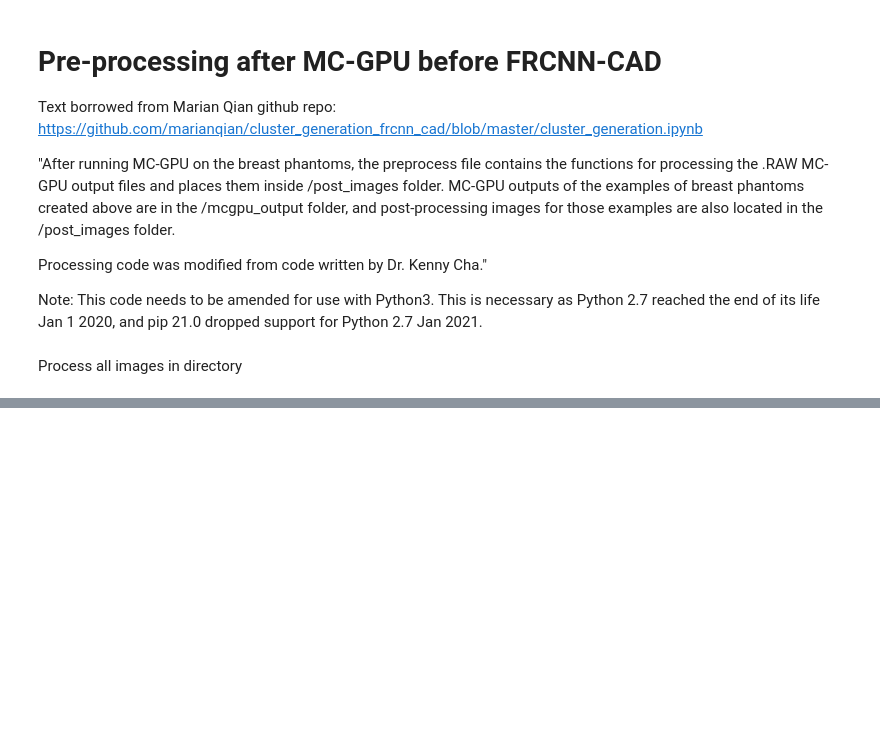
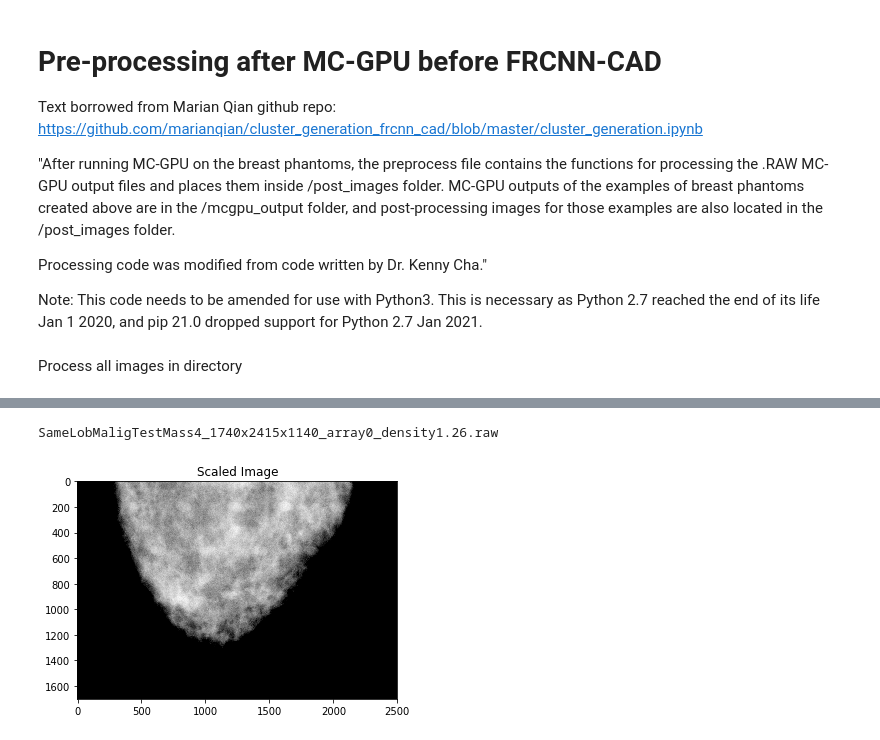
Before and after one commit to likejimba/frcnn-cad, a Jupyter notebook: run_image_preprocess_mcgpu.ipynb, the cells around one changed output, grey strips where cells are left out. Saved outputs shown, nothing was run; the diff lists cells and outputs as text; code cells hidden in the pictures; blank space fills up the shorter version.

```diff
--- a/run_image_preprocess_mcgpu.ipynb
+++ b/run_image_preprocess_mcgpu.ipynb
@@ -193,0 +34,67 @@ img.save(outPath+imgName+'_8bit.png')
+# %%
+#currentFile = 'SameSpicMaligTestMass10_1740x2415x1140_array0_density1.26.raw'
+currentFile = 'SameLobMaligTestMass4_1740x2415x1140_array0_density1.26.raw'
+
+print(currentFile)
+img_name = currentFile[:-4] + '{}' + currentFile[-4:]
+fullFilePath = myPath + currentFile
+
+raw = np.fromfile(fullFilePath, dtype='float32', sep="")
+image_size = [2]
+#image_size.extend((1500, 2000))
+image_size.extend((1700, 2500))
+raw = raw.reshape(image_size)
+im_temp = raw[0, :, :]
+
+# Make image mask
+# Finds locations where we want to look at. If values are greater than other (400000),
+#array is replced with False, if not, then replaced with True which are locations we want to look at.
+im_mask= np.less(im_temp, other)
+
+#If false, then replaced with 0.
+im_temp = np.multiply(im_temp, im_mask)
+
+# Invert the image
+im_temp = np.max(im_temp) - im_temp
+im_temp = im_temp + 1
+
+# Take the log of the image
+im_log = np.log(im_temp)
+
+#Get minimum where it is greater than 14 - picks smallest value that is greater than 14
+im_min = np.min(im_log[im_log > 14])
+
+# Perform a shift such that the im_min is 0
+im_log_min = im_log - im_min
+im_log_min[im_log_min < 0] = 0
+
+# Zero out the outside of the images again
+im_scaled = np.multiply(im_log_min, im_mask)
+
+#### Final Steps! Run this section at start of day####
+
+#The value 0.7 can also be changed, but I used 0.7 for all of my pre-processing.
+#Choosing to keep only the pixel values greater than 0.7 and keeping the 25th to 100th percentile values.
+p1, p2 = np.percentile(im_scaled[im_scaled > 1.0], (15, 100))
+test = exposure.rescale_intensity(im_scaled, in_range=(p1, p2)) * 255
+plt.figure()
+plt.imshow(test, cmap=plt.cm.gray)
+plt.title("Scaled Image")
+
+############# Write out to file #############
+
+#img_name = currentFile.name[:-4] + '{}' + currentFile.name[-4:]
+addFormat='_full_1.0_15'
+imgName = currentFile[:-4] + addFormat
+
+#Saving to a RAW file
+test.astype('uint8').tofile(outPath+imgName+'_8bit.raw')
+
+#img = Image.frombytes('L', (2000, 1500), test.astype('uint8'))
+img = Image.frombytes('L', (2500, 1700), test.astype('uint8'))
+
+#Saving to a PNG file.
+img.save(outPath+imgName+'_8bit.png')
+# %% [output]
+SameLobMaligTestMass4_1740x2415x1140_array0_density1.26.raw
+[figure, added]
```
Also changed, not shown: parts of 7 cells of this notebook, 1 other file.
